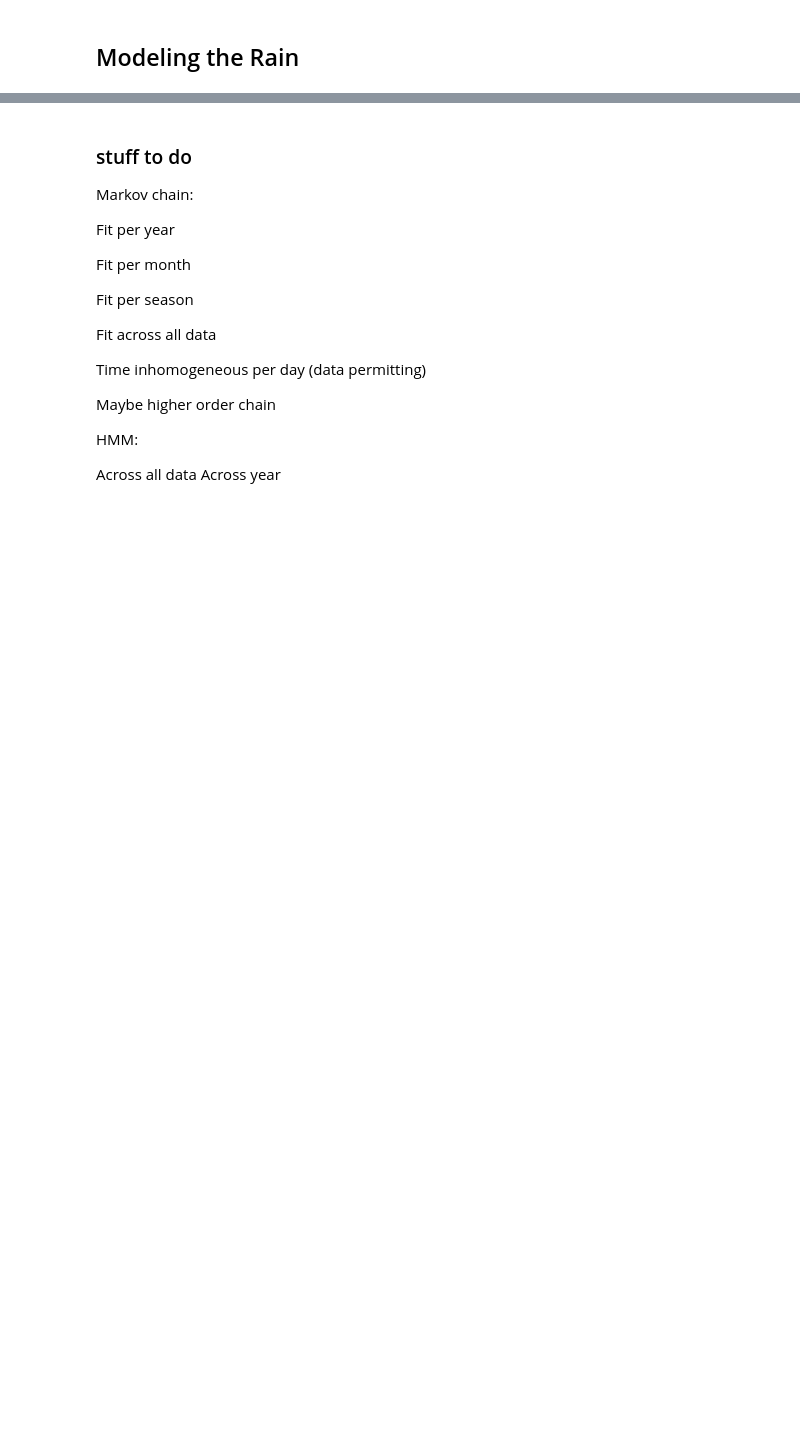
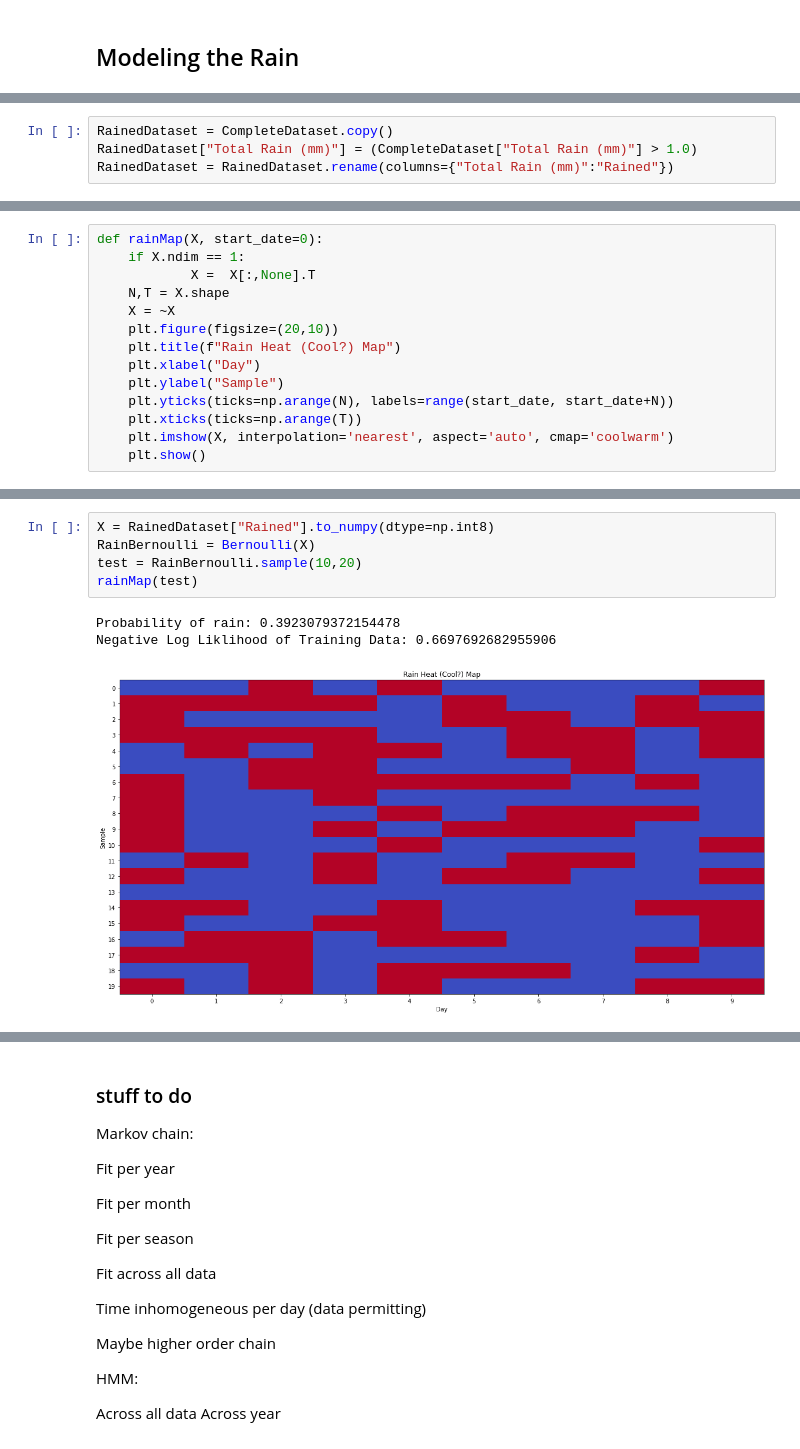
Before and after one commit to AlanJohnM/Modelling-Raincouver, a Jupyter notebook: Raincouver.ipynb, the cells around one changed output, grey strips where cells are left out. Saved outputs shown, nothing was run; the diff lists cells and outputs as text; blank space fills up the shorter version.

```diff
--- a/Raincouver.ipynb
+++ b/Raincouver.ipynb
@@ -282,0 +330,4 @@ stationary = stationary / np.sum(stationary)
+# %%
+RainedDataset = CompleteDataset.copy()
+RainedDataset["Total Rain (mm)"] = (CompleteDataset["Total Rain (mm)"] > 1.0)
+RainedDataset = RainedDataset.rename(columns={"Total Rain (mm)":"Rained"})
@@ -282,0 +338,14 @@ stationary = stationary / np.sum(stationary)
+# %%
+def rainMap(X, start_date=0):
+    if X.ndim == 1:
+            X =  X[:,None].T
+    N,T = X.shape
+    X = ~X
+    plt.figure(figsize=(20,10))
+    plt.title(f"Rain Heat (Cool?) Map")
+    plt.xlabel("Day")
+    plt.ylabel("Sample")
+    plt.yticks(ticks=np.arange(N), labels=range(start_date, start_date+N))
+    plt.xticks(ticks=np.arange(T))
+    plt.imshow(X, interpolation='nearest', aspect='auto', cmap='coolwarm')
+    plt.show()
@@ -282,0 +356,9 @@ stationary = stationary / np.sum(stationary)
+# %%
+X = RainedDataset["Rained"].to_numpy(dtype=np.int8)
+RainBernoulli = Bernoulli(X)
+test = RainBernoulli.sample(10,20)
+rainMap(test)
+# %% [output]
+Probability of rain: 0.3923079372154478
+Negative Log Liklihood of Training Data: 0.6697692682955906
+[figure, added]
```
Also changed, not shown: parts of 32 cells of this notebook.
